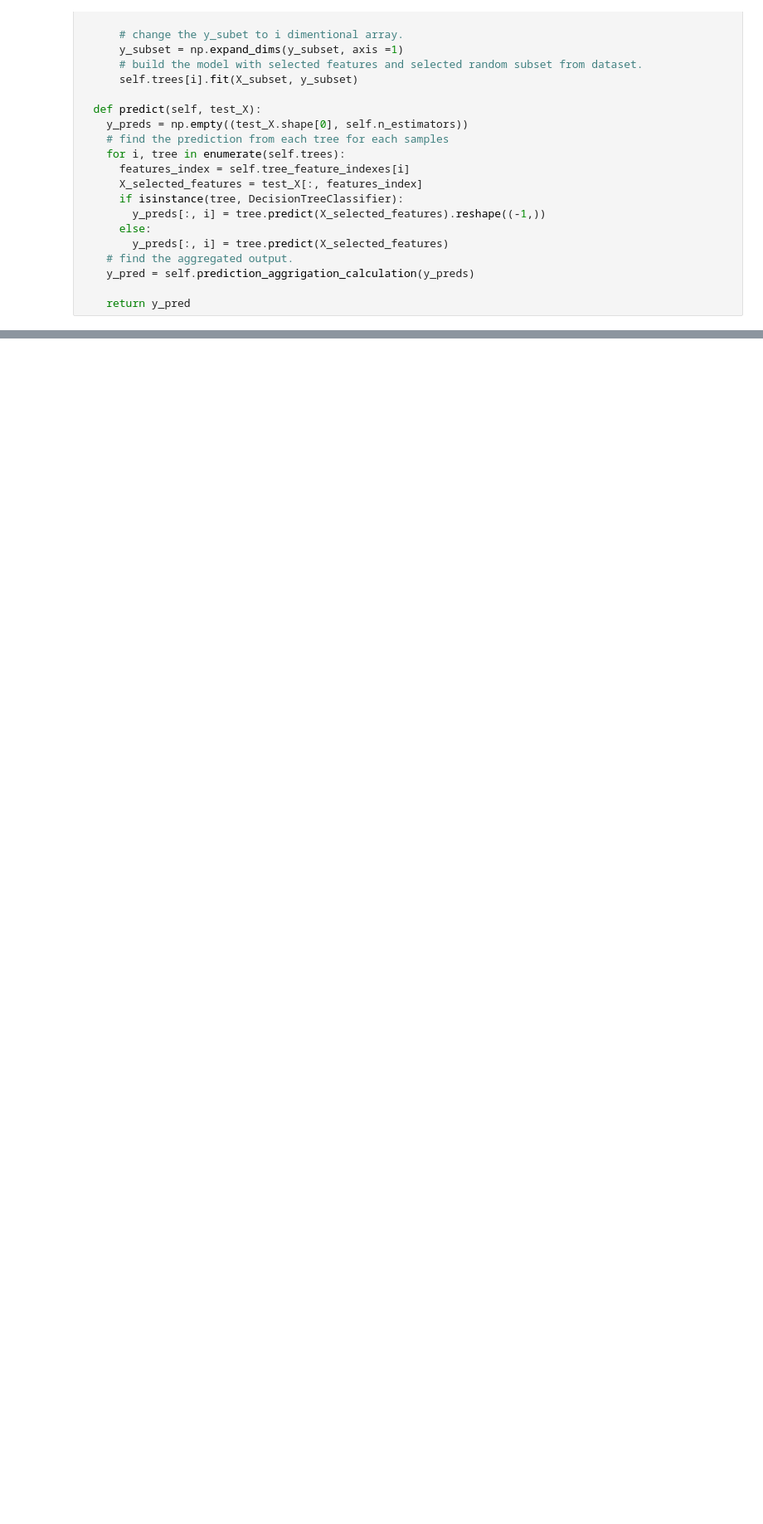
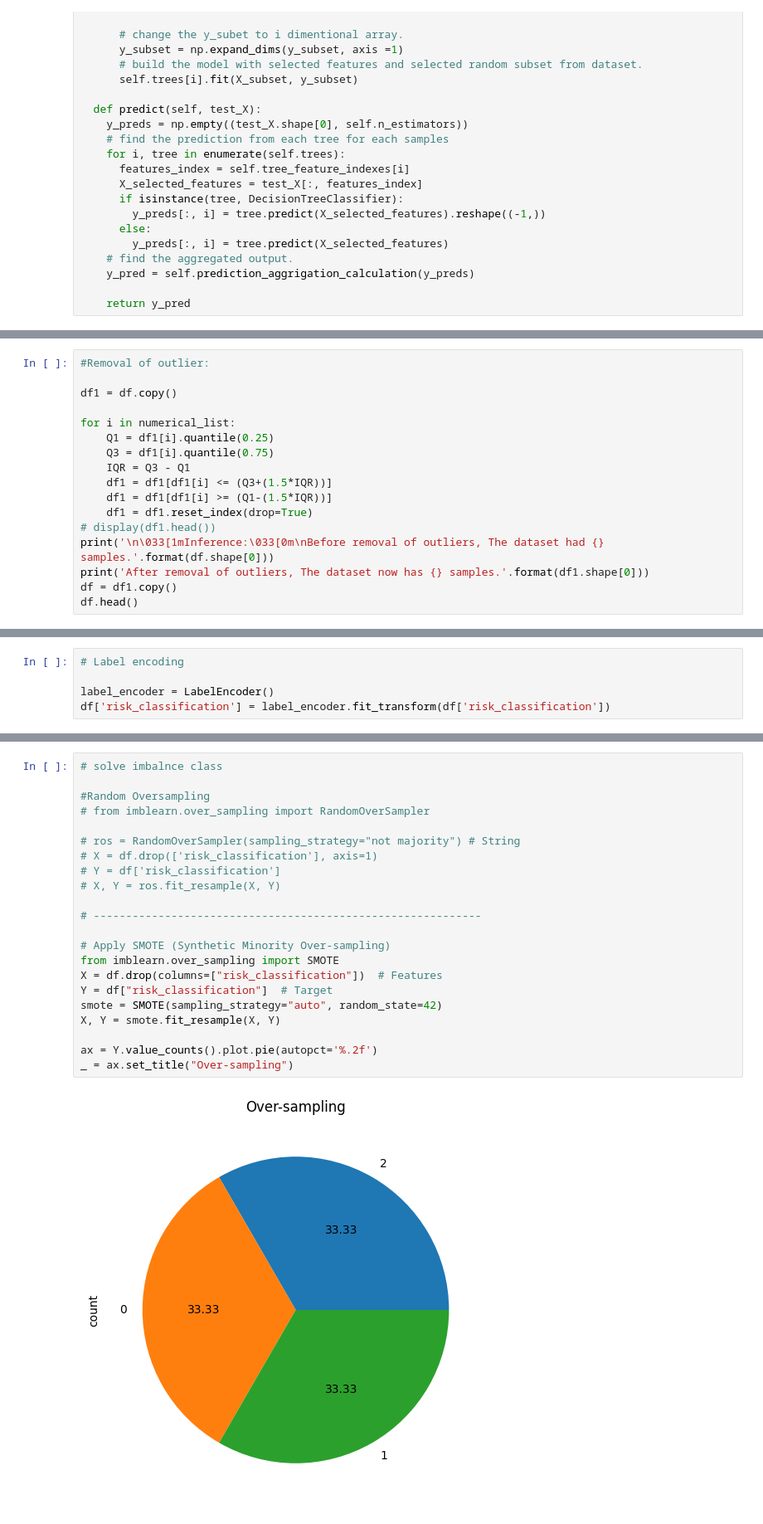
Before and after one commit to ML-PROJECT-KMITL/logistic-ml-project, a Jupyter notebook: classification/random_forest/random_forest.ipynb, the cells around one changed output, grey strips where cells are left out. Shown at 83% size. Cells and saved outputs as stored; diff of their text form; blank space fills up the shorter version.

Commit message:
update random forest model training code

```diff
--- a/classification/random_forest/random_forest.ipynb
+++ b/classification/random_forest/random_forest.ipynb
@@ -257,0 +313,17 @@ class RandomForestClassifierFromScratch:
+# %%
+#Removal of outlier:
+
+df1 = df.copy()
+
+for i in numerical_list:
+    Q1 = df1[i].quantile(0.25)
+    Q3 = df1[i].quantile(0.75)
+    IQR = Q3 - Q1
+    df1 = df1[df1[i] <= (Q3+(1.5*IQR))]
+    df1 = df1[df1[i] >= (Q1-(1.5*IQR))]
+    df1 = df1.reset_index(drop=True)
+# display(df1.head())
+print('\n\033[1mInference:\033[0m\nBefore removal of outliers, The dataset had {} samples.'.format(df.shape[0]))
+print('After removal of outliers, The dataset now has {} samples.'.format(df1.shape[0]))
+df = df1.copy()
+df.head()
@@ -257,0 +341,5 @@ class RandomForestClassifierFromScratch:
+# %%
+# Label encoding
+
+label_encoder = LabelEncoder()
+df['risk_classification'] = label_encoder.fit_transform(df['risk_classification'])
@@ -257,0 +355,24 @@ class RandomForestClassifierFromScratch:
+# %%
+# solve imbalnce class
+
+#Random Oversampling
+# from imblearn.over_sampling import RandomOverSampler
+
+# ros = RandomOverSampler(sampling_strategy="not majority") # String
+# X = df.drop(['risk_classification'], axis=1)
+# Y = df['risk_classification']
+# X, Y = ros.fit_resample(X, Y)
+
+# ------------------------------------------------------------
+
+# Apply SMOTE (Synthetic Minority Over-sampling)
+from imblearn.over_sampling import SMOTE
+X = df.drop(columns=["risk_classification"])  # Features
+Y = df["risk_classification"]  # Target
+smote = SMOTE(sampling_strategy="auto", random_state=42)
+X, Y = smote.fit_resample(X, Y)
+
+ax = Y.value_counts().plot.pie(autopct='%.2f')
+_ = ax.set_title("Over-sampling")
+# %% [output]
+[figure, added]
```
Also changed, not shown: parts of 14 cells of this notebook.
